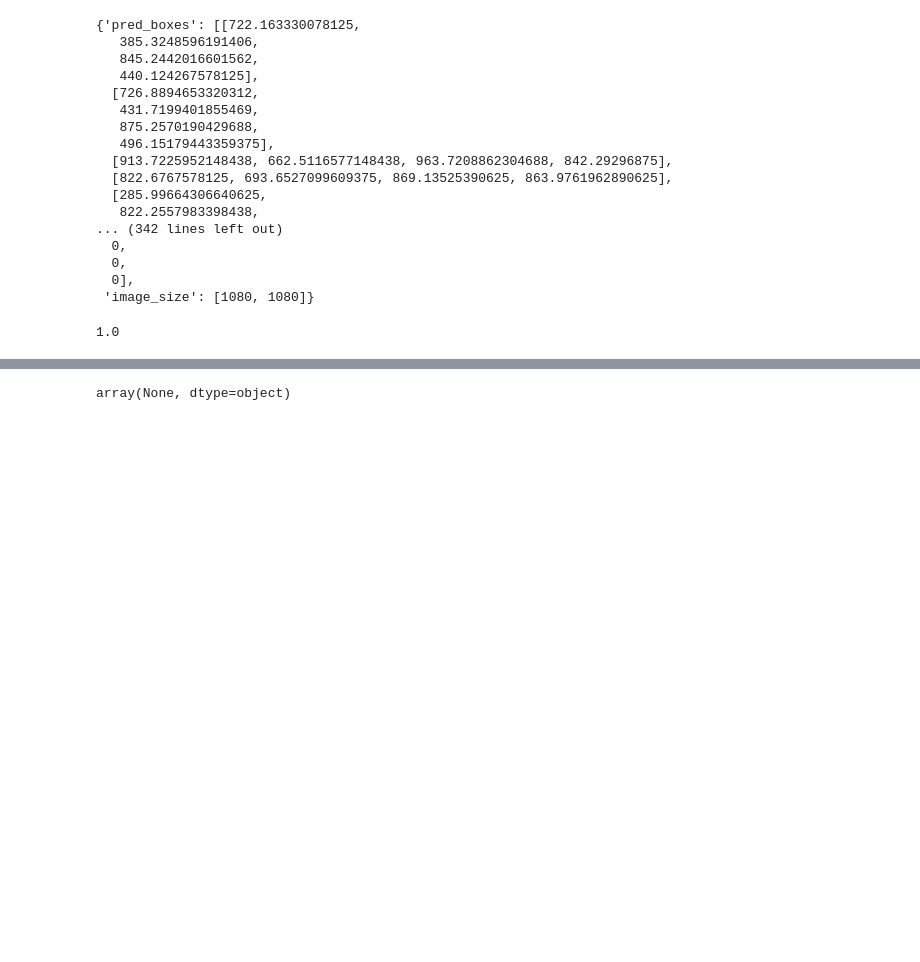
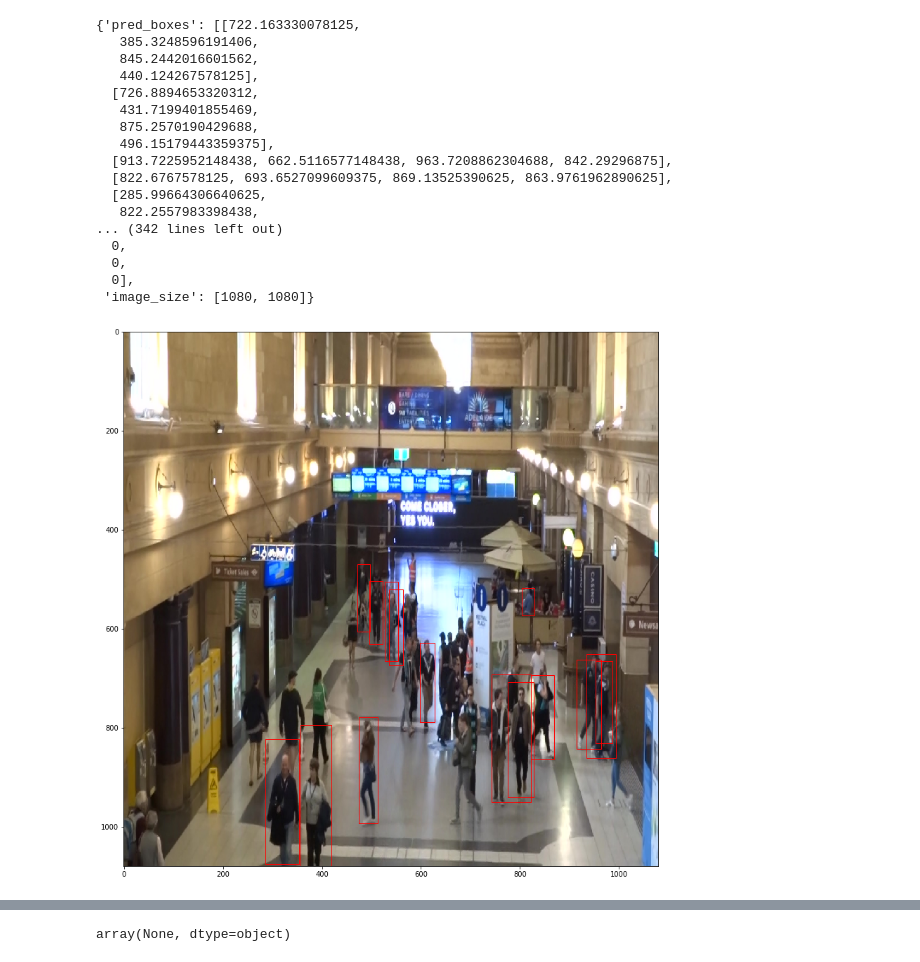
Before and after one commit to iprivit/object-tracking-project, a Jupyter notebook: detectron2_train/deploy_detectron2_endpoint.ipynb, the cells around one changed output, grey strips where cells are left out. Cells and saved outputs as stored; diff of their text form; code cells hidden in the pictures; blank space fills up the shorter version.

```diff
--- a/detectron2_train/deploy_detectron2_endpoint.ipynb
+++ b/detectron2_train/deploy_detectron2_endpoint.ipynb
@@ -207,6 +205,8 @@ img = Image.open(img_paths[0])
 img = img.resize((1080,1080)) # just need to resize image to shortest edge
 img_arr = np.array(img, dtype=np.uint8)
 
+endpoint_name = 'd2-endpoint-Tue-Oct-27-14-36-26-2020'
+
 init_response = runtime_client.invoke_endpoint(EndpointName=endpoint_name,
                                        ContentType='application/x-npy',
                                        Body=bytearray(img_arr))
@@ -230,7 +230,18 @@ response
   0,
   0],
  'image_size': [1080, 1080]}
-# %%
-len(bytearray(img_arr))/3/512/512
-# %% [output]
-1.0
+# %%
+fig,ax = plt.subplots(1, figsize=(24,14))
+
+# Display the image
+ax.imshow(np.array(img_arr))
+
+# Create a Rectangle patch
+for i,labs in enumerate(response['pred_boxes']):
+    if (response['pred_classes'][i]==0)&(response['scores'][i]>.2):
+        rect = patches.Rectangle((labs[0], labs[1]),labs[2]-labs[0],labs[3]-labs[1] ,linewidth=1,edgecolor='r',facecolor='none') # 50,100),40,30
+        ax.add_patch(rect)
+
+plt.show()
+# %% [output]
+[figure, added]
```
Also changed, not shown: parts of 7 cells of this notebook, 4 other files.
